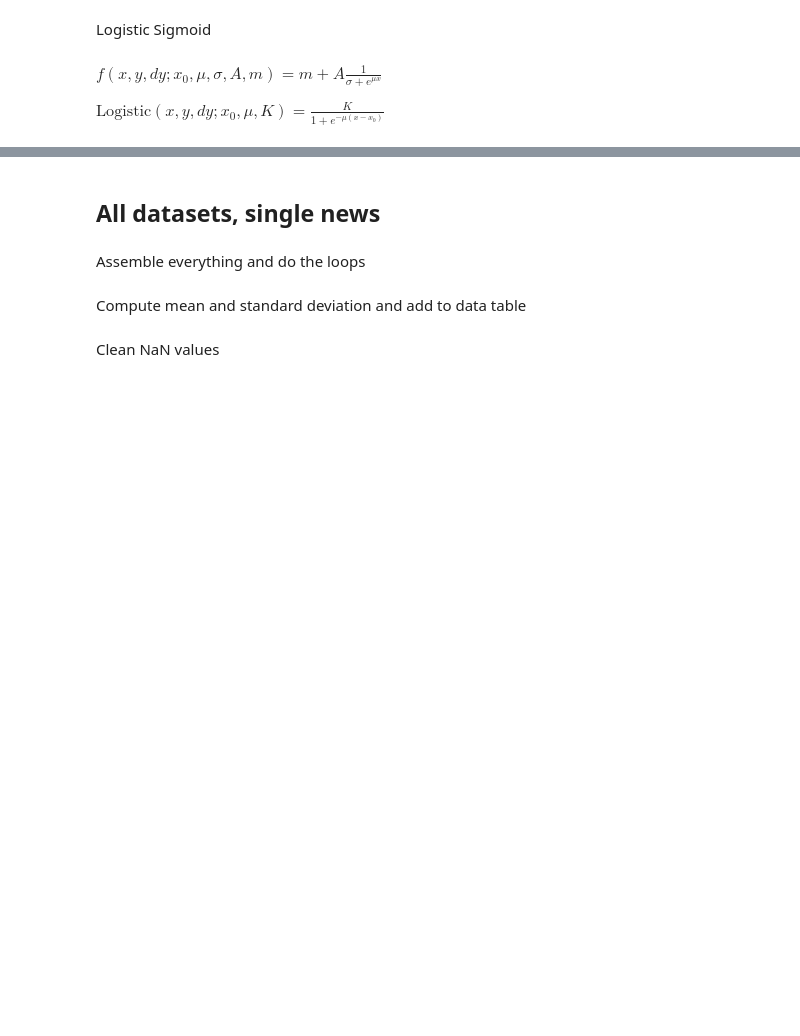
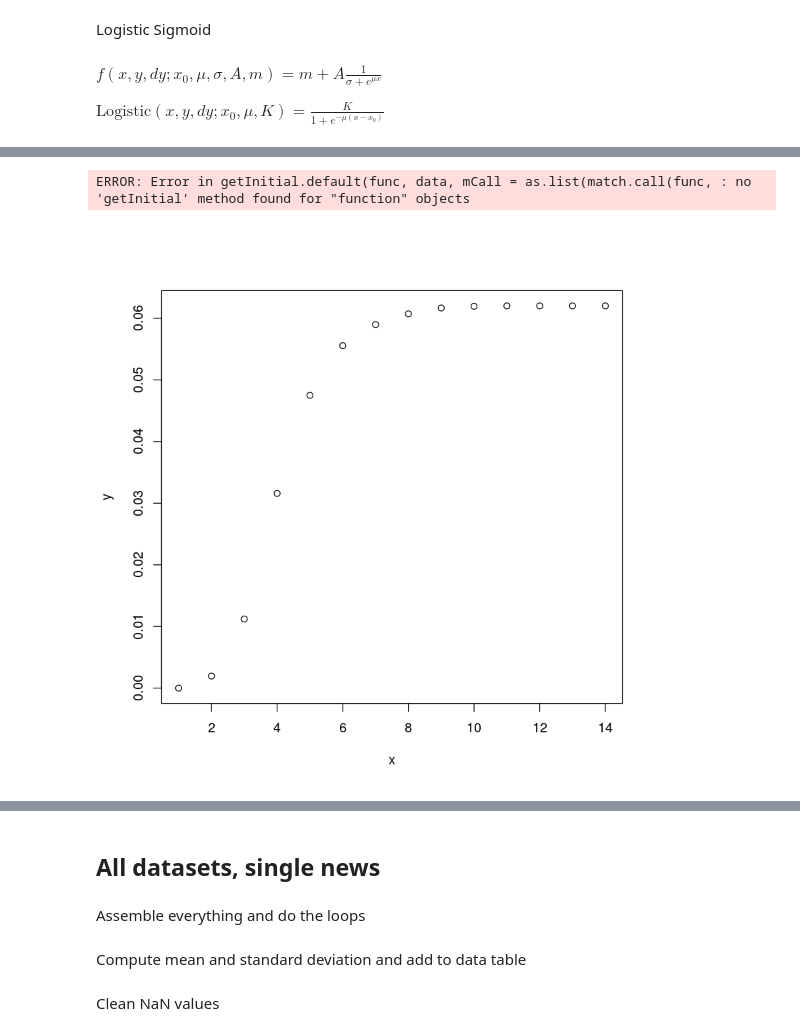
Before and after one commit to BFSteam/memory, a Jupyter notebook: jup/Untitled Folder/Untitled1.ipynb, the cells around one changed output, grey strips where cells are left out. Cells and saved outputs as stored; diff of their text form; code cells hidden in the pictures; blank space fills up the shorter version.

```diff
--- a/jup/Untitled Folder/Untitled1.ipynb
+++ b/jup/Untitled Folder/Untitled1.ipynb
@@ -575,0 +569,11 @@ Warning message in arrows(n0$time, n0$mean - n0$std, n0$time, n0$mean + n0$std,
+# %%
+y <- n1$mean
+x <- n1$time
+
+plot(x,y)
+nls(1-y ~ exp(- x))
+#nls(y ~ - exp( - a/b*x  ), start=list(a=1,b=0.1), trace=TRUE )
+#curve(expo(x, c(13,1)))
+# %% [output]
+ERROR: Error in getInitial.default(func, data, mCall = as.list(match.call(func, : no 'getInitial' method found for "function" objects
+[figure, added]
```
Also changed, not shown: parts of 28 cells of this notebook, 2 other files.
